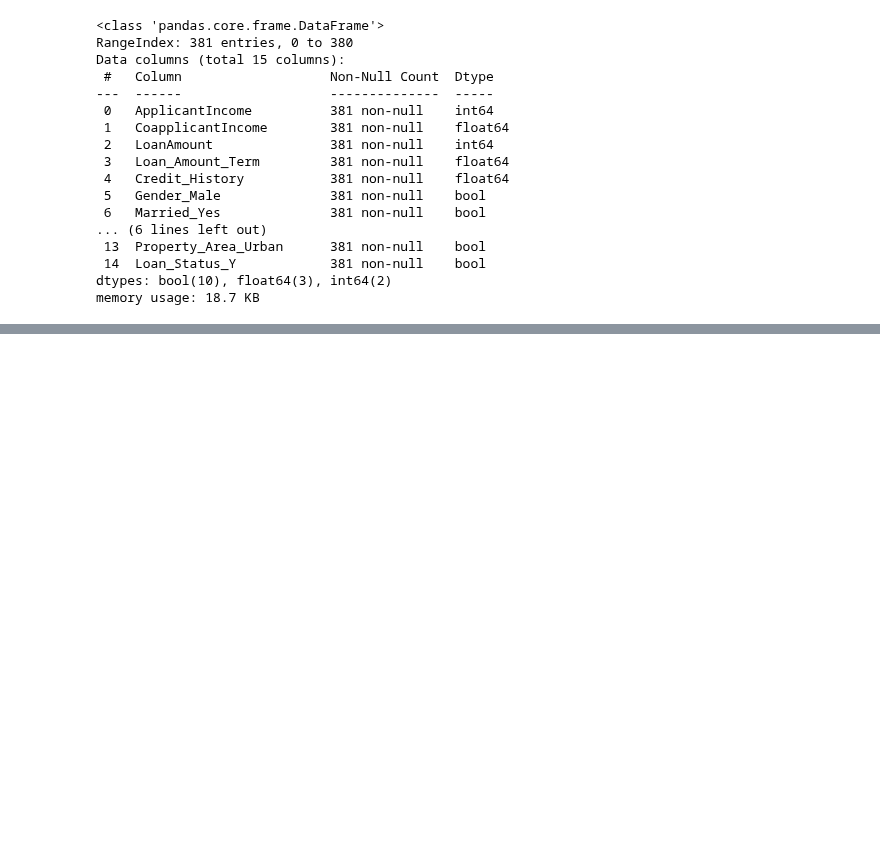
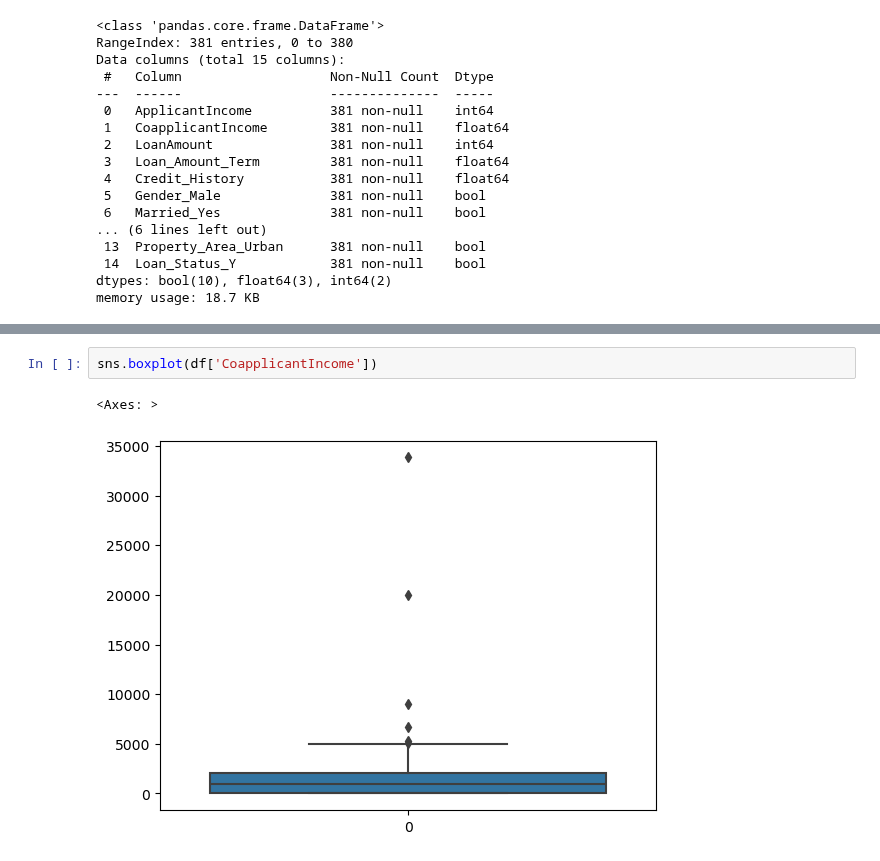
Before and after one commit to Glamorous9754/Practice-in-Jupyter, a Jupyter notebook: Practice Session Loan Data.ipynb, the cells around one changed output, grey strips where cells are left out. Cells and saved outputs as stored; diff of their text form; blank space fills up the shorter version.

```diff
--- a/Practice Session Loan Data.ipynb
+++ b/Practice Session Loan Data.ipynb
@@ -78,0 +98,5 @@ memory usage: 18.7 KB
+# %%
+sns.boxplot(df['CoapplicantIncome'])
+# %% [output]
+<Axes: >
+[figure, added]
```
Also changed, not shown: parts of 10 cells of this notebook.
